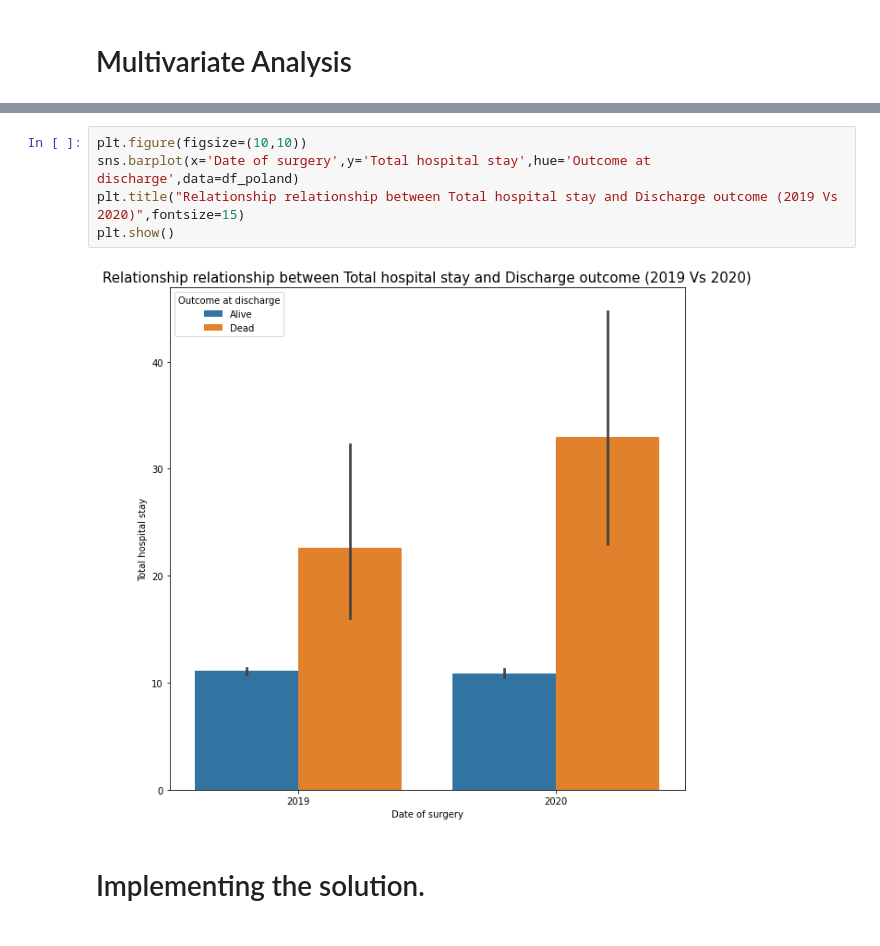
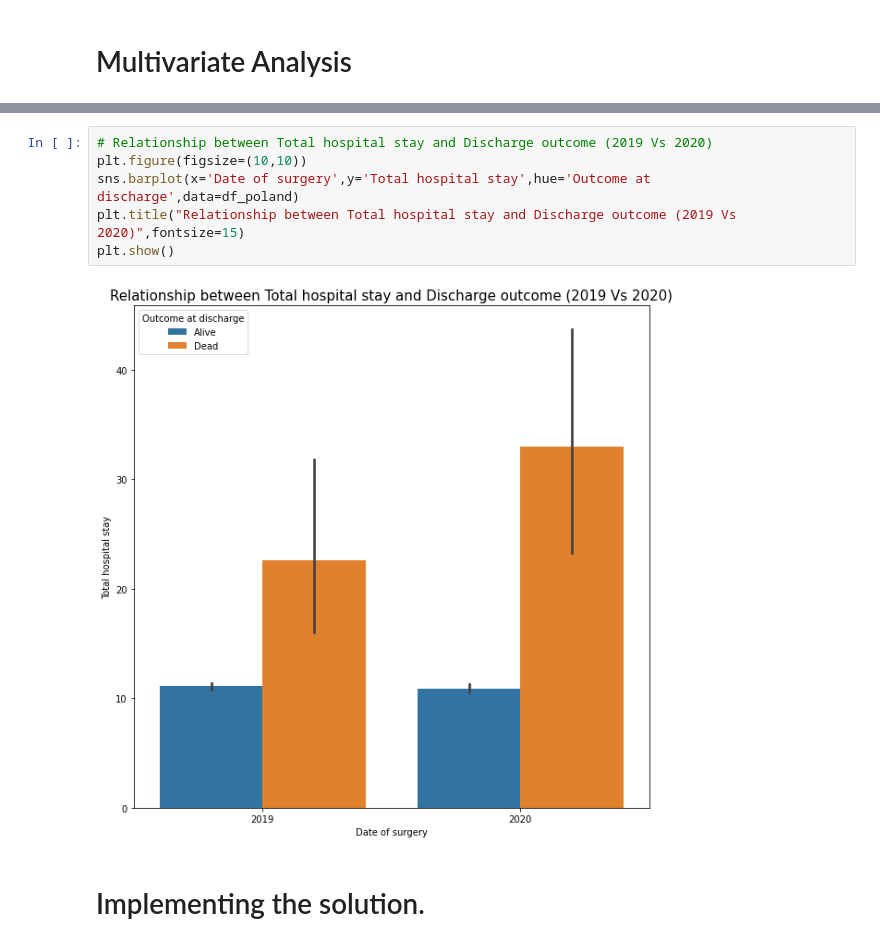
Before and after one commit to CHRISTINEMUTHEE/Lung-Cancer-, a Jupyter notebook: mass_code.ipynb, the cells around one changed output, grey strips where cells are left out. Drawn from its saved outputs; the diff is of its cells as text.

```diff
--- a/mass_code.ipynb
+++ b/mass_code.ipynb
@@ -552,10 +595,11 @@ plt.show()
 # %%
+# Relationship between Total hospital stay and Discharge outcome (2019 Vs 2020)
 plt.figure(figsize=(10,10))
 sns.barplot(x='Date of surgery',y='Total hospital stay',hue='Outcome at discharge',data=df_poland)
-plt.title("Relationship relationship between Total hospital stay and Discharge outcome (2019 Vs 2020)",fontsize=15)
+plt.title("Relationship between Total hospital stay and Discharge outcome (2019 Vs 2020)",fontsize=15)
 plt.show()
 # %% [output]
-[figure, old version]
+[figure, new version]
 # %% [markdown]
 # Implementing the solution.
 # %% [markdown]
```
Also changed, not shown: parts of 27 cells of this notebook.
